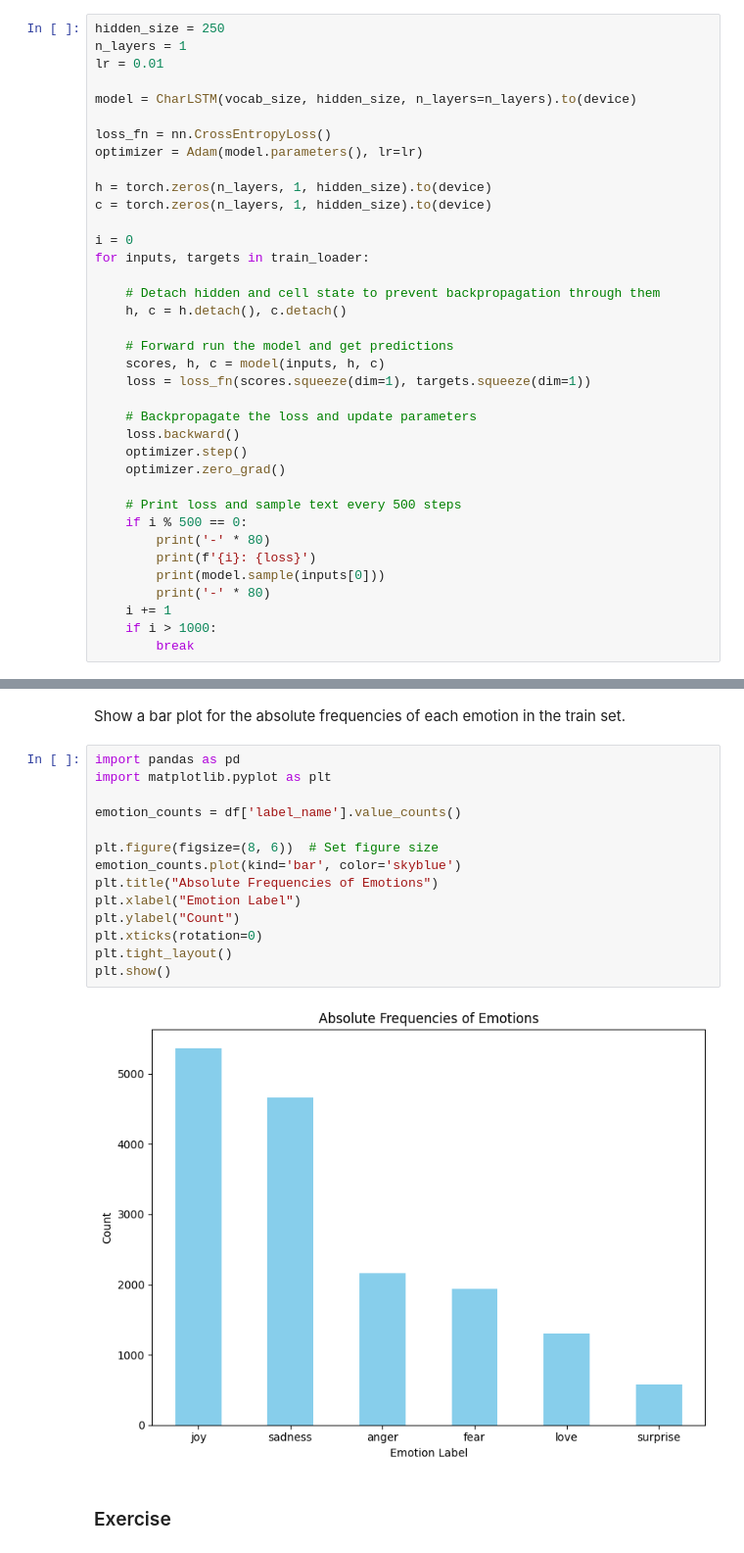
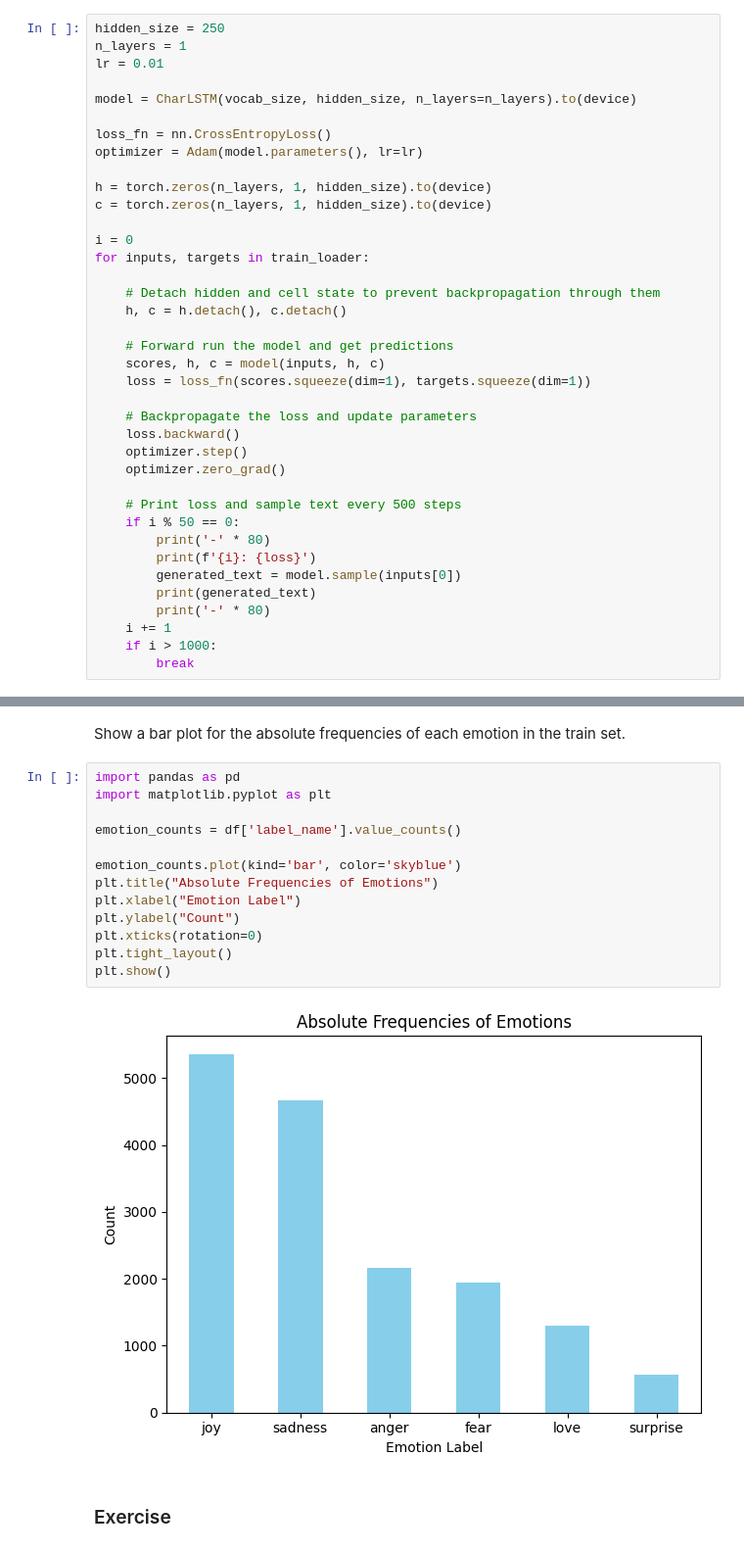
Before and after one commit to asia281/DL4Sciences, a Jupyter notebook: Asia_of_week_05_seq_analysis.ipynb, the cells around one changed output, grey strips where cells are left out. Shown at 98% size. Drawn from its saved outputs; the diff is of its cells as text.

```diff
--- a/Asia_of_week_05_seq_analysis.ipynb
+++ b/Asia_of_week_05_seq_analysis.ipynb
@@ -218,10 +218,11 @@ for inputs, targets in train_loader:
     optimizer.zero_grad()
 
     # Print loss and sample text every 500 steps
-    if i % 500 == 0:
+    if i % 50 == 0:
         print('-' * 80)
         print(f'{i}: {loss}')
-        print(model.sample(inputs[0]))
+        generated_text = model.sample(inputs[0])
+        print(generated_text)
         print('-' * 80)
     i += 1
     if i > 1000:
@@ -422,19 +431,18 @@ Show a bar plot for the absolute frequencies of each emotion in the train set.
 # %%
 import pandas as pd
 import matplotlib.pyplot as plt
 
 emotion_counts = df['label_name'].value_counts()
 
-plt.figure(figsize=(8, 6))  # Set figure size
 emotion_counts.plot(kind='bar', color='skyblue')
 plt.title("Absolute Frequencies of Emotions")
 plt.xlabel("Emotion Label")
 plt.ylabel("Count")
 plt.xticks(rotation=0)
 plt.tight_layout()
 plt.show()
 # %% [output]
-[figure, old version]
+[figure, new version]
 # %% [markdown]
 ### Exercise
 # %% [markdown]
```
Also changed, not shown: parts of 39 cells of this notebook.
